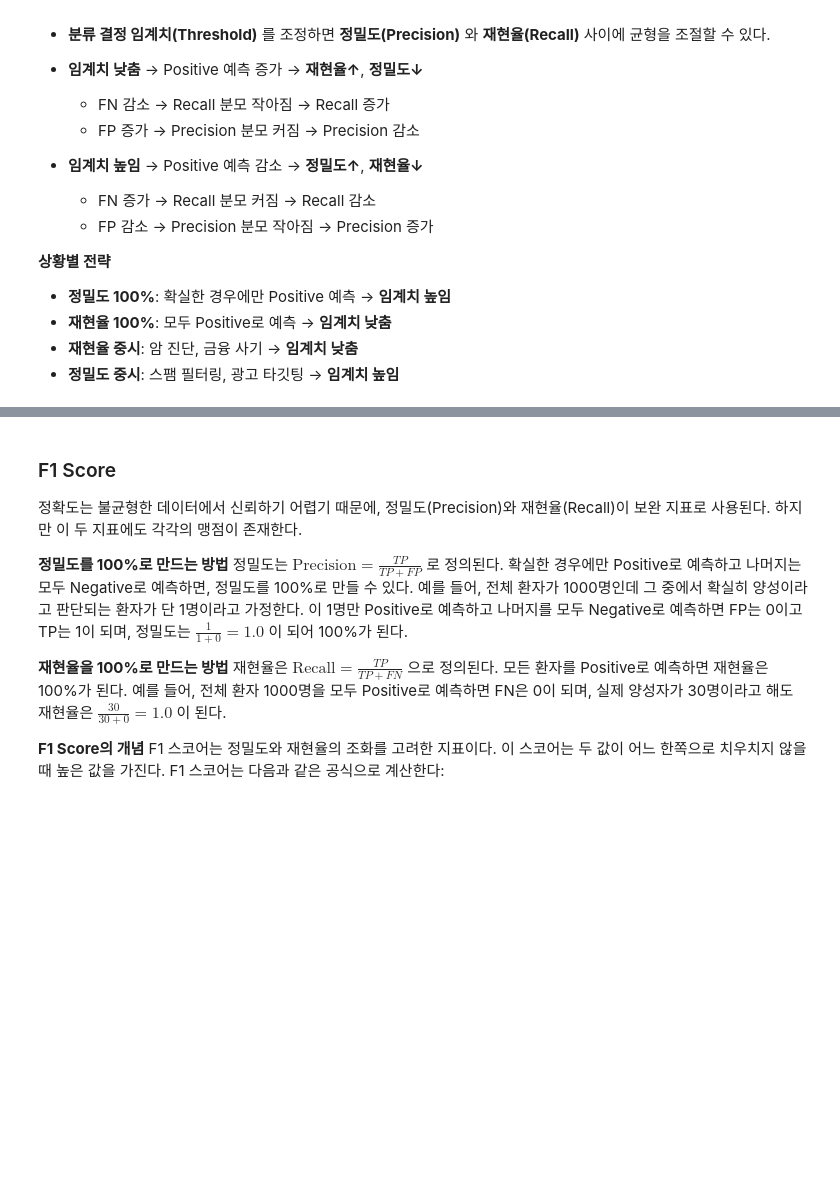
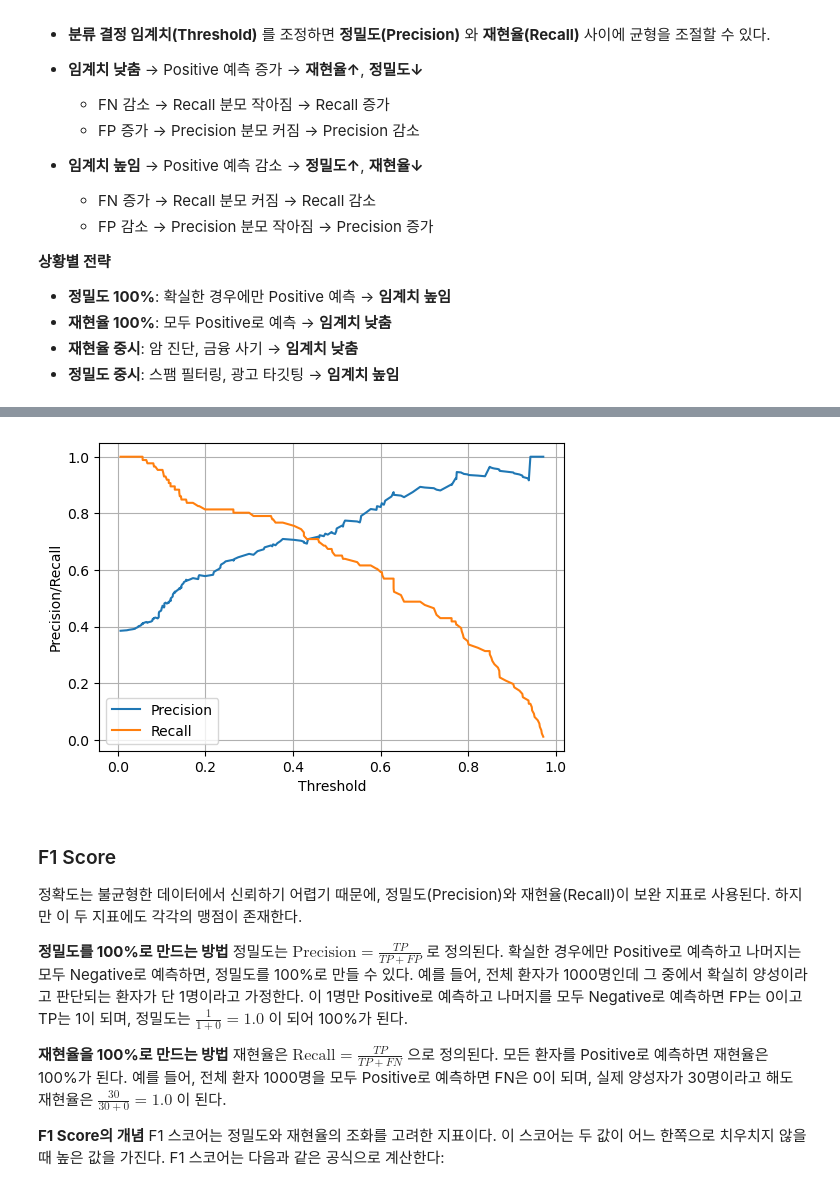
Before and after one commit to j-ai-616/05_machine_learning, a Jupyter notebook: 02_ml_basics/03_01_classification_evaluation.ipynb, the cells around one changed output, grey strips where cells are left out. Cells and saved outputs as stored; diff of their text form; code cells hidden in the pictures; blank space fills up the shorter version.

```diff
--- a/02_ml_basics/03_01_classification_evaluation.ipynb
+++ b/02_ml_basics/03_01_classification_evaluation.ipynb
@@ -47,0 +230,11 @@ Positive(양성)이라고 예측한 것중에 정답인 확률
+# %%
+# 일반 예측 모델에서의 정밀도
+lr_clf = LogisticRegression(max_iter=1000)
+lr_clf.fit(X_train, y_train)
+
+# 정밀도 확인
+print(precision_score(y_test, lr_clf.predict(X_test)))
+
+# 혼동행렬 확인
+print(confusion_matrix(y_test, lr_clf.predict(X_test)))
+print(56 / (56 + 18))
@@ -79,0 +421,22 @@ $재현율 = \frac{TP}{FN + TP}$
+# %%
+# 임계치에 따른 정밀도/재현율 시각화
+from sklearn.metrics import precision_recall_curve
+
+# 다양한 threshold 기준으로 Precision / Recall 을 계산하는 함수
+precisions, recalls, thresholds = precision_recall_curve(y_test, pred_proba)
+
+# 배열 크기 확인
+print(precisions.shape)     # thresholds 수 + 1 : 마지막에 1
+print(recalls.shape)        # thresholds 수 + 1 : 마지막에 0
+print(thresholds.shape)
+
+# 일부 출력
+# 임계치가 낮은 부분을 살펴보면 정밀도 낮고 재현율 높음
+# 임계치가 높은 부분을 살펴보면 정밀도 높고 재현율 낮음
+# start = 0
+# stop = 10
+start = -10
+stop = None
+print(precisions[start:stop])
+print(recalls[start:stop])
+print(thresholds[start:stop])
@@ -80,3 +452,14 @@ $재현율 = \frac{TP}{FN + TP}$
+# %%
+plt.figure(figsize=(6, 4))
+plt.plot(thresholds, precisions[:-1], label="Precision")
+plt.plot(thresholds, recalls[:-1], label="Recall")
+plt.xlabel("Threshold")
+plt.ylabel("Precision/Recall")
+plt.legend()
+plt.grid()
+plt.show()
+# %% [output]
+[figure, added]
 # %% [markdown]
 ### F1 Score
 
```
Also changed, not shown: parts of 29 cells of this notebook, 14 other files.
